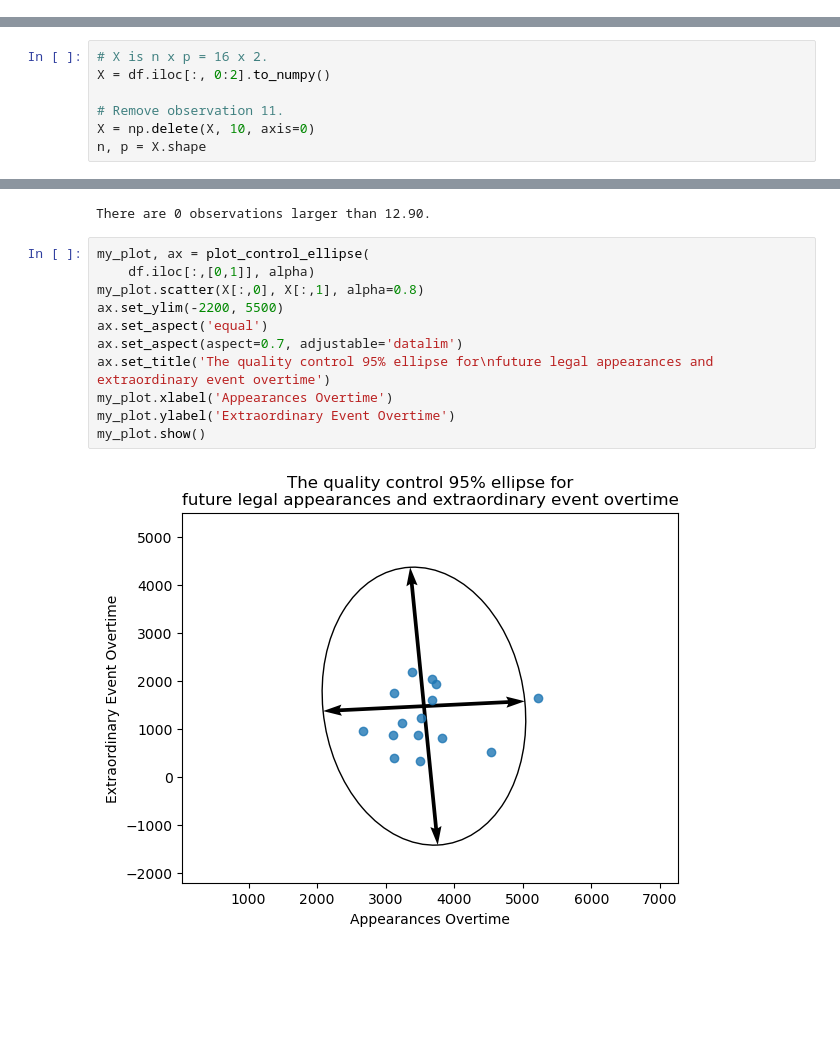
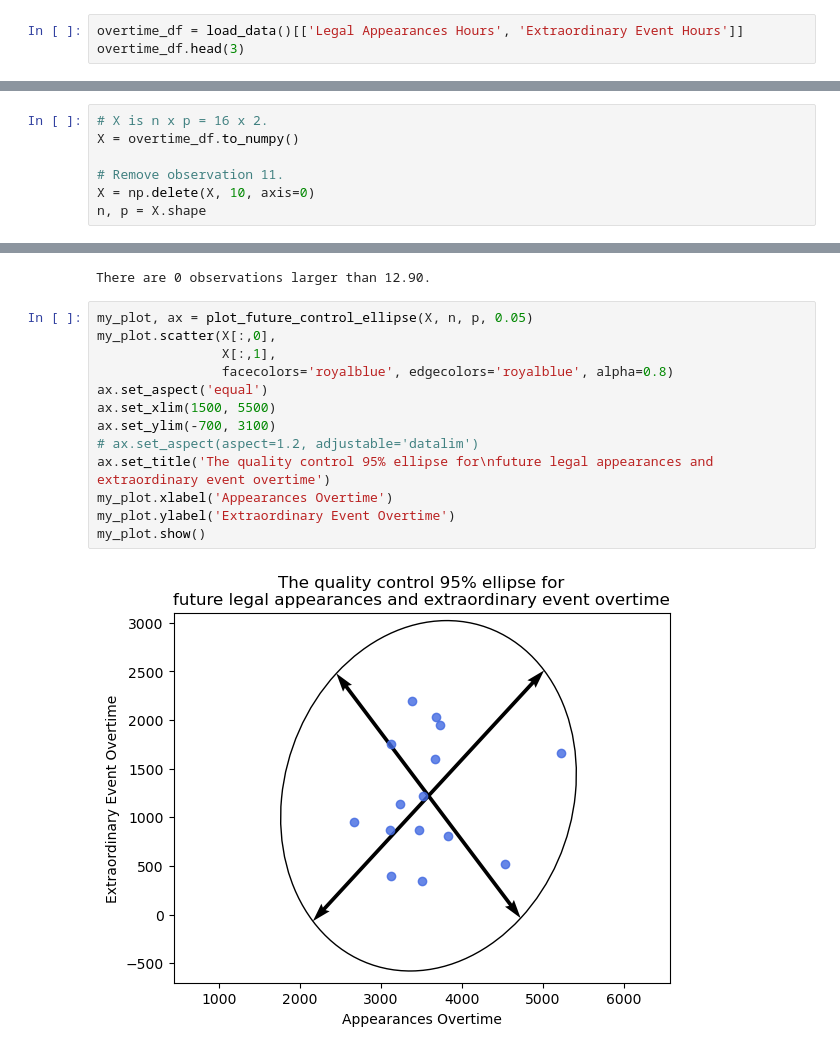
Before and after one commit to nbclsc/Applied-Multivariate-Statistical-Analysis-Solutions, a Jupyter notebook: python/chapter-5/Example5-12.ipynb, the cells around one changed output, grey strips where cells are left out. Saved outputs shown, nothing was run; the diff lists cells and outputs as text; blank space fills up the shorter version.

Commit message:
Fix control ellipse for future observations.

```diff
--- a/python/chapter-5/Example5-12.ipynb
+++ b/python/chapter-5/Example5-12.ipynb
@@ -15,0 +14,3 @@ df = load_data()
+# %%
+overtime_df = load_data()[['Legal Appearances Hours', 'Extraordinary Event Hours']]
+overtime_df.head(3)
@@ -16,6 +22,6 @@ df = load_data()
 # %%
 # X is n x p = 16 x 2.
-X = df.iloc[:, 0:2].to_numpy()
+X = overtime_df.to_numpy()
 
 # Remove observation 11.
 X = np.delete(X, 10, axis=0)
@@ -39,15 +45,17 @@ print(f'There are {(dist > crit).sum()} observations larger than {crit:.2f}.')
 # %% [output]
 There are 0 observations larger than 12.90.
 # %%
-my_plot, ax = plot_control_ellipse(
-    df.iloc[:,[0,1]], alpha)
-my_plot.scatter(X[:,0], X[:,1], alpha=0.8)
-ax.set_ylim(-2200, 5500)
+my_plot, ax = plot_future_control_ellipse(X, n, p, 0.05)
+my_plot.scatter(X[:,0],
+                X[:,1],
+                facecolors='royalblue', edgecolors='royalblue', alpha=0.8)
 ax.set_aspect('equal')
-ax.set_aspect(aspect=0.7, adjustable='datalim')
+ax.set_xlim(1500, 5500)
+ax.set_ylim(-700, 3100)
+# ax.set_aspect(aspect=1.2, adjustable='datalim')
 ax.set_title('The quality control 95% ellipse for\nfuture legal appearances and extraordinary event overtime')
 my_plot.xlabel('Appearances Overtime')
 my_plot.ylabel('Extraordinary Event Overtime')
 my_plot.show()
 # %% [output]
-[figure, old version]
+[figure, new version]
```
Also changed, not shown: parts of 3 cells of this notebook.
